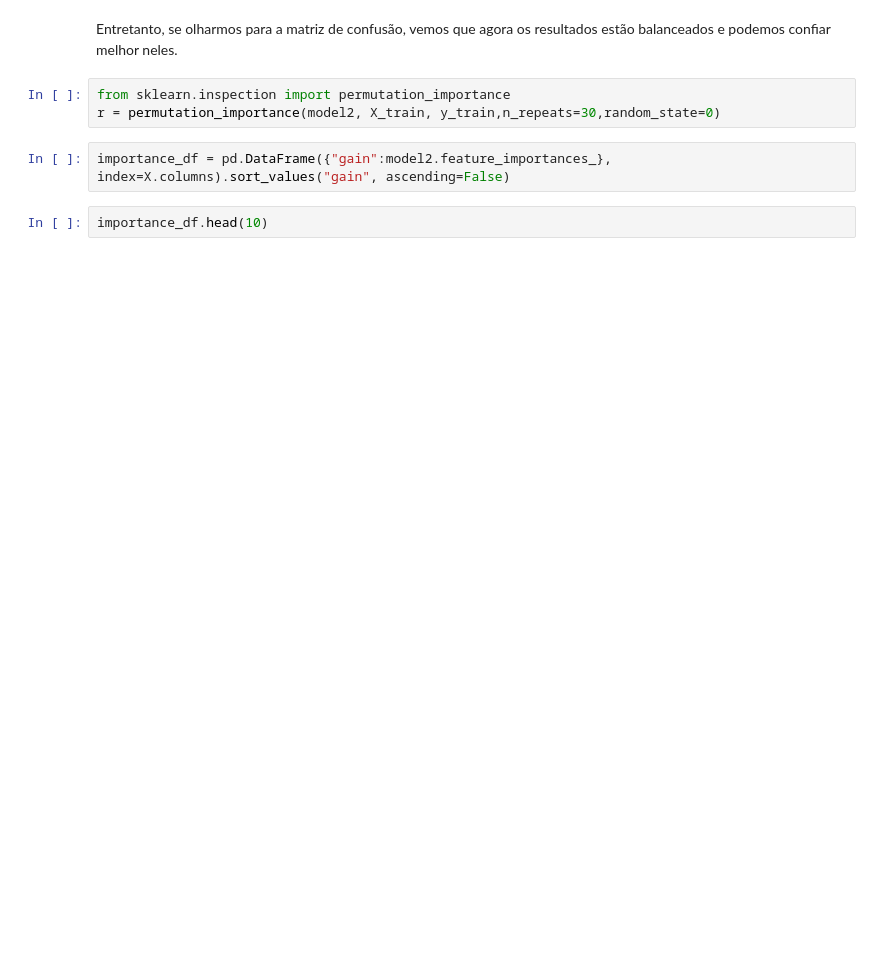
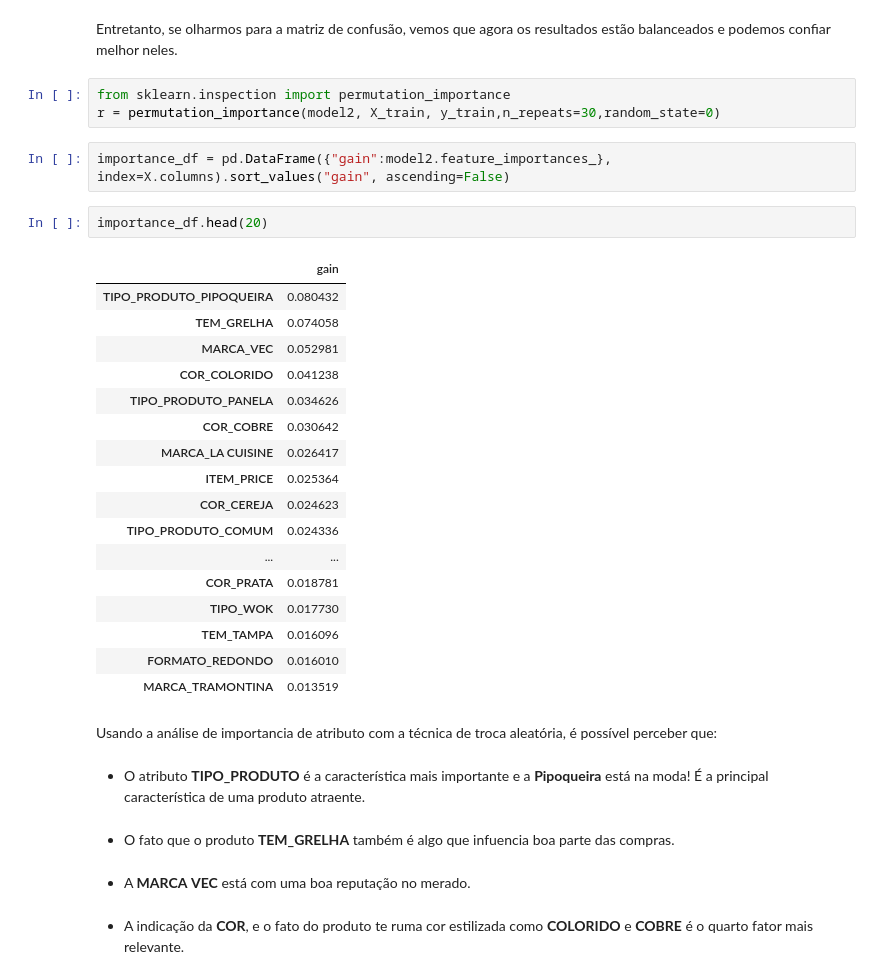
Before and after one commit to djegocoder/problema_marketplace, a Jupyter notebook: analise.ipynb, the cells around one changed output. Drawn from its saved outputs; the diff is of its cells as text; blank space fills up the shorter version.

Commit message:
análise pronta

```diff
--- a/analise.ipynb
+++ b/analise.ipynb
@@ -604,4 +639,32 @@ r = permutation_importance(model2, X_train, y_train,n_repeats=30,random_state=0)
 # %%
 importance_df = pd.DataFrame({"gain":model2.feature_importances_}, index=X.columns).sort_values("gain", ascending=False)
 # %%
-importance_df.head(10)
+importance_df.head(20)
+# %% [output]
+|  | gain |
+| TIPO_PRODUTO_PIPOQUEIRA | 0.080432 |
+| TEM_GRELHA | 0.074058 |
+| MARCA_VEC | 0.052981 |
+| COR_COLORIDO | 0.041238 |
+| TIPO_PRODUTO_PANELA | 0.034626 |
+| COR_COBRE | 0.030642 |
+| MARCA_LA CUISINE | 0.026417 |
+| ITEM_PRICE | 0.025364 |
+| COR_CEREJA | 0.024623 |
+| TIPO_PRODUTO_COMUM | 0.024336 |
+| ... | ... |
+| COR_PRATA | 0.018781 |
+| TIPO_WOK | 0.017730 |
+| TEM_TAMPA | 0.016096 |
+| FORMATO_REDONDO | 0.016010 |
+| MARCA_TRAMONTINA | 0.013519 |
+# %% [markdown]
+Usando a análise de importancia de atributo com a técnica de troca aleatória, é possível perceber que:
+# %% [markdown]
+ - O atributo **TIPO_PRODUTO** é a característica mais importante e a **Pipoqueira** está na moda! É a principal característica de uma produto atraente.
+# %% [markdown]
+- O fato que o produto **TEM_GRELHA** também é algo que infuencia boa parte das compras.
+# %% [markdown]
+- A **MARCA** **VEC** está com uma boa reputação no merado.
+# %% [markdown]
+- A indicação da **COR**, e o fato do produto te ruma cor estilizada como **COLORIDO** e **COBRE** é o quarto fator mais relevante.
```
Also changed, not shown: parts of 12 cells of this notebook.
